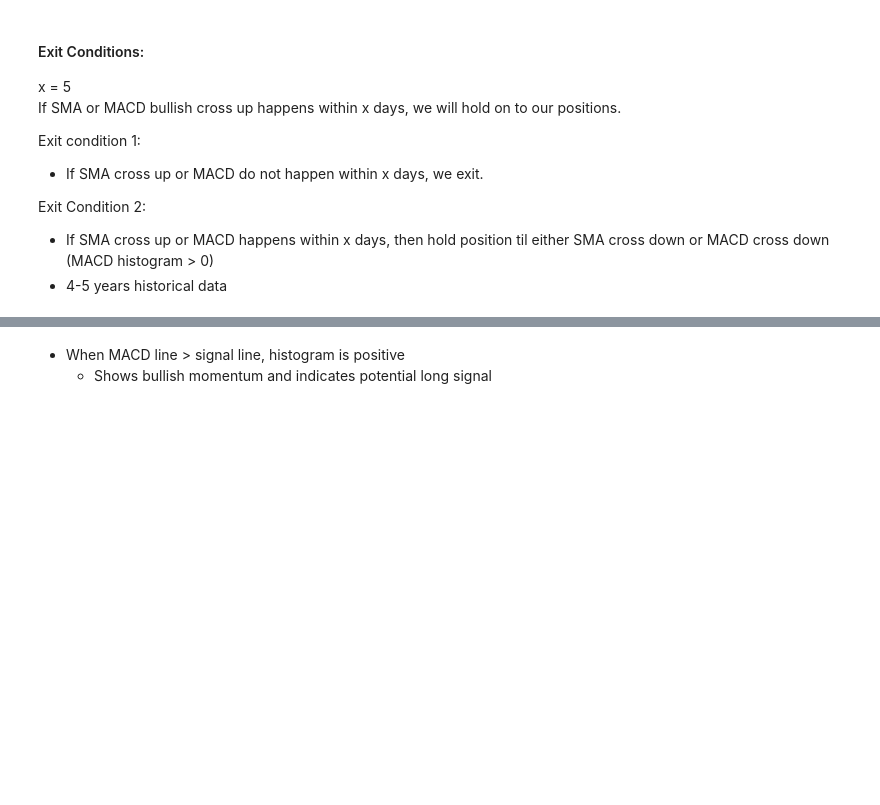
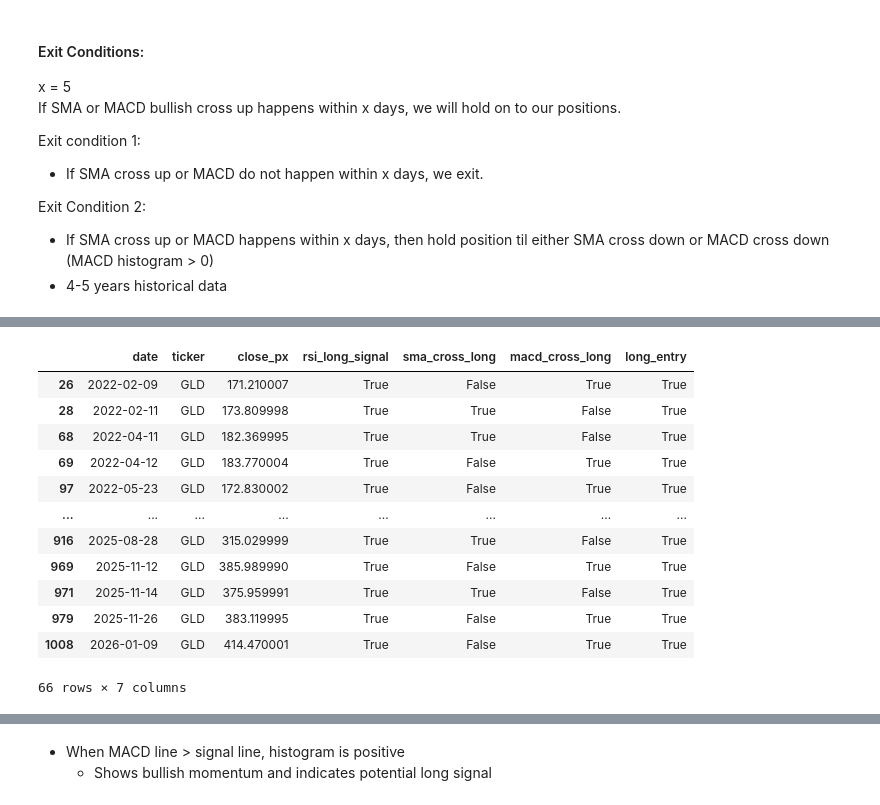
Before and after one commit to xyeng28/quant-strategy-backtester, a Jupyter notebook: notebooks/RSI_SMA_MACD_Backtesting.ipynb, the cells around one changed output, grey strips where cells are left out. Saved outputs shown, nothing was run; the diff lists cells and outputs as text; code cells hidden in the pictures; blank space fills up the shorter version.

```diff
--- a/notebooks/RSI_SMA_MACD_Backtesting.ipynb
+++ b/notebooks/RSI_SMA_MACD_Backtesting.ipynb
@@ -68,7 +87,7 @@ FAST_MACD_PERIOD = 12
 SLOW_MACD_PERIOD = 26
 MACD_SIGNAL_PERIOD = 9
 RSI_PERIOD = 7
-LOOKAHEAD_DAYS = 7
+LOOKBACK_DAYS = 7
 execution_params = {
     'initial_capital': 100000,
     'allocation': 0.5, # 50% of capital,
@@ -81,7 +100,7 @@ strategy_params = {
     "macd_slow_period": SLOW_MACD_PERIOD,
     "macd_signal_period": MACD_SIGNAL_PERIOD,
     "rsi_period": RSI_PERIOD,
-    "lookahead_days": LOOKAHEAD_DAYS
+    "lookback_days": LOOKBACK_DAYS
 }
 
 df = sma_macd_rsi(hist_data, strategy_params)
@@ -99,0 +195,19 @@ plot_macd(macd_df, ticker)
+# %%
+entry_df = df.copy()
+entry_df = entry_df[entry_df['long_entry'] == True][['date', 'ticker', 'close_px', 'rsi_long_signal', 'sma_cross_long', 'macd_cross_long', 'long_entry']]
+display(entry_df)
+# print(f'entry_dates:{entry_df["date"].unique().tolist()}')
+# %% [output]
+|  | date | ticker | close_px | rsi_long_signal | sma_cross_long | macd_cross_long | long_entry |
+| 26 | 2022-02-09 | GLD | 171.210007 | True | False | True | True |
+| 28 | 2022-02-11 | GLD | 173.809998 | True | True | False | True |
+| 68 | 2022-04-11 | GLD | 182.369995 | True | True | False | True |
+| 69 | 2022-04-12 | GLD | 183.770004 | True | False | True | True |
+| 97 | 2022-05-23 | GLD | 172.830002 | True | False | True | True |
+| ... | ... | ... | ... | ... | ... | ... | ... |
+| 916 | 2025-08-28 | GLD | 315.029999 | True | True | False | True |
+| 969 | 2025-11-12 | GLD | 385.989990 | True | False | True | True |
+| 971 | 2025-11-14 | GLD | 375.959991 | True | True | False | True |
+| 979 | 2025-11-26 | GLD | 383.119995 | True | False | True | True |
+| 1008 | 2026-01-09 | GLD | 414.470001 | True | False | True | True |
+66 rows × 7 columns
```
Also changed, not shown: parts of 34 cells of this notebook, 6 other files.
